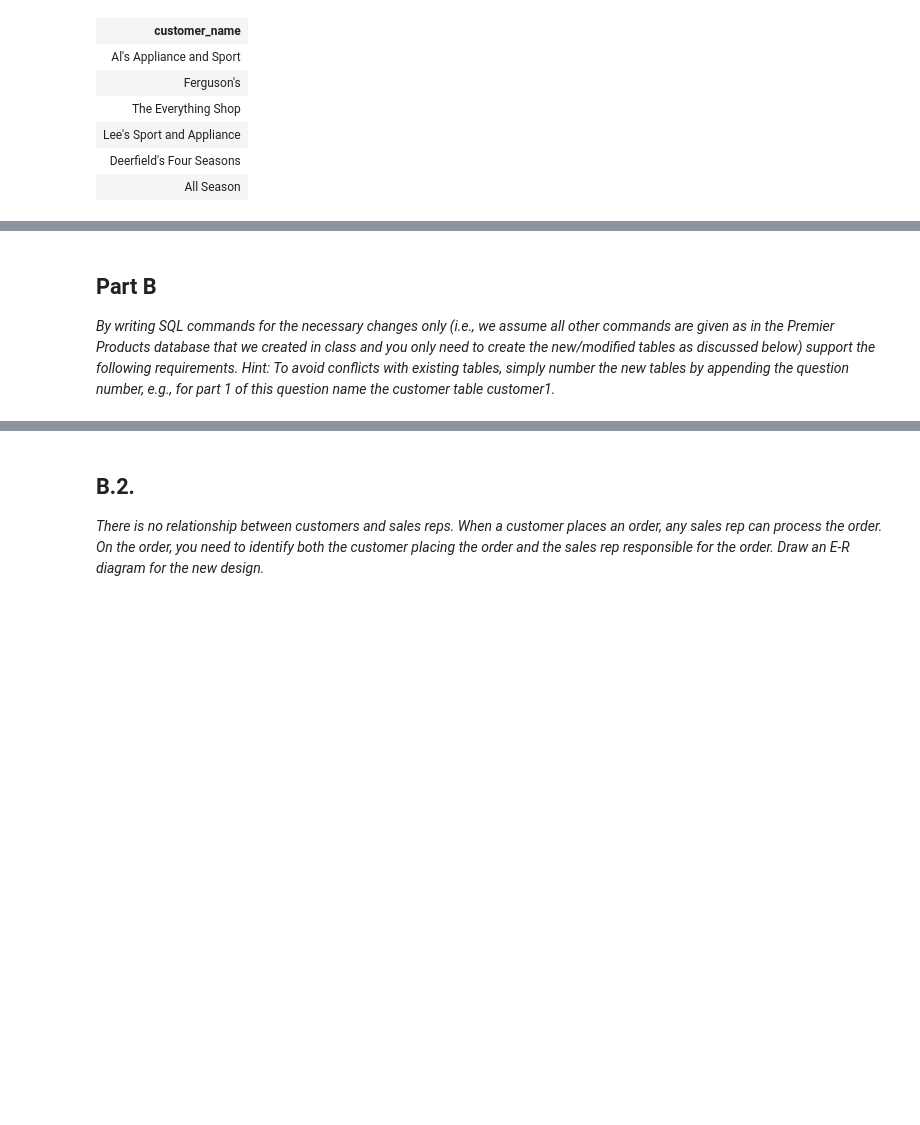
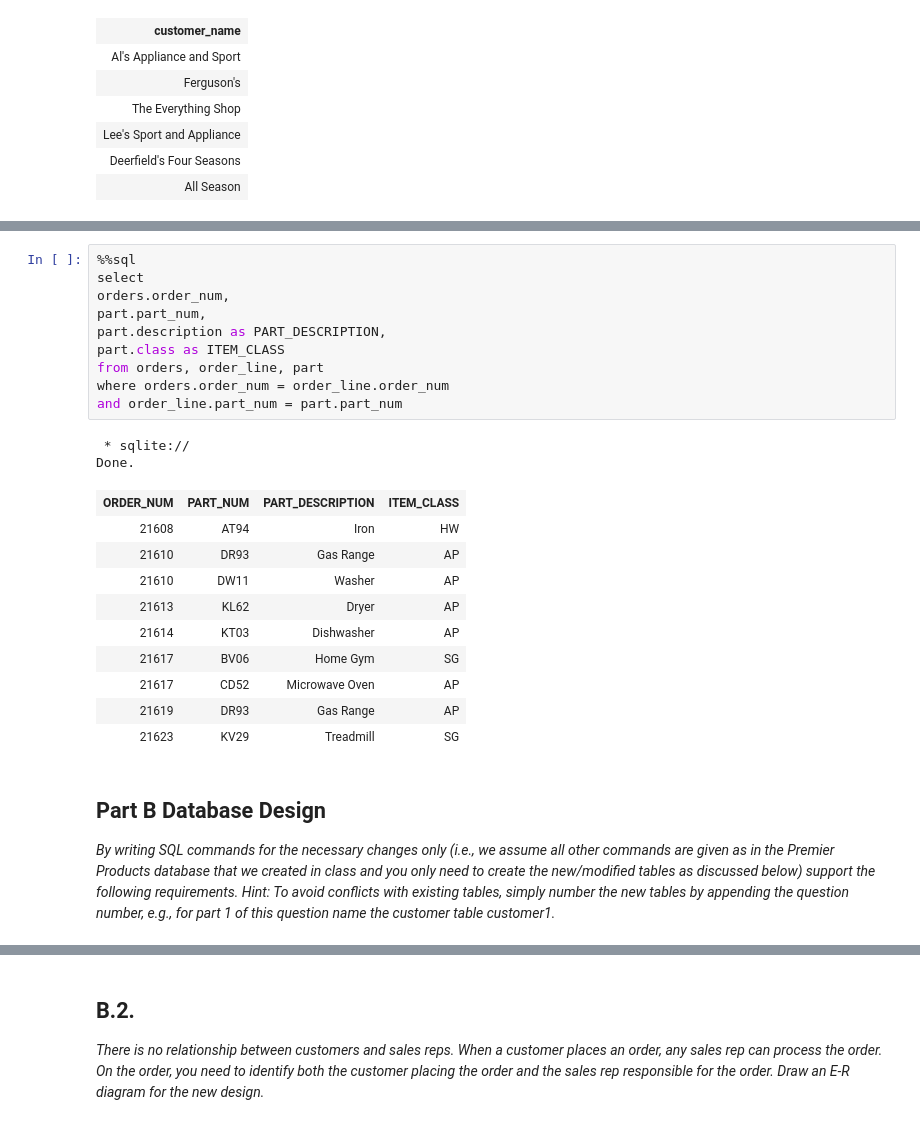
Before and after one commit to RSM2401-JMEX/Group-Assignment-1, a Jupyter notebook: Group-Assignment-1.ipynb, the cells around one changed output, grey strips where cells are left out. Saved outputs shown, nothing was run; the diff lists cells and outputs as text; blank space fills up the shorter version.

Commit message:
First full compiled version
Finished part 1.
Fixed two mistakes in D15 and D17
All completed. Pending checking.

```diff
--- a/Group-Assignment-1.ipynb
+++ b/Group-Assignment-1.ipynb
@@ -271,5 +374,28 @@ Done.
+# %%
+%%sql
+select
+orders.order_num,
+part.part_num,
+part.description as PART_DESCRIPTION,
+part.class as ITEM_CLASS
+from orders, order_line, part
+where orders.order_num = order_line.order_num
+and order_line.part_num = part.part_num
+# %% [output]
+ * sqlite://
+Done.
+| ORDER_NUM | PART_NUM | PART_DESCRIPTION | ITEM_CLASS |
+| 21608 | AT94 | Iron | HW |
+| 21610 | DR93 | Gas Range | AP |
+| 21610 | DW11 | Washer | AP |
+| 21613 | KL62 | Dryer | AP |
+| 21614 | KT03 | Dishwasher | AP |
+| 21617 | BV06 | Home Gym | SG |
+| 21617 | CD52 | Microwave Oven | AP |
+| 21619 | DR93 | Gas Range | AP |
+| 21623 | KV29 | Treadmill | SG |
 # %% [markdown]
-## Part B
+## Part B Database Design
 
 *By writing SQL commands for the necessary changes only (i.e., we assume all other commands are given as in the Premier Products database that we created in class and you only need to create the new/modified tables as discussed below) support the following requirements.
 Hint: To avoid conflicts with existing tables, simply number the new tables by appending the question number, e.g., for part 1 of this question name the customer table customer1.*
```
Also changed, not shown: parts of 19 cells of this notebook.
